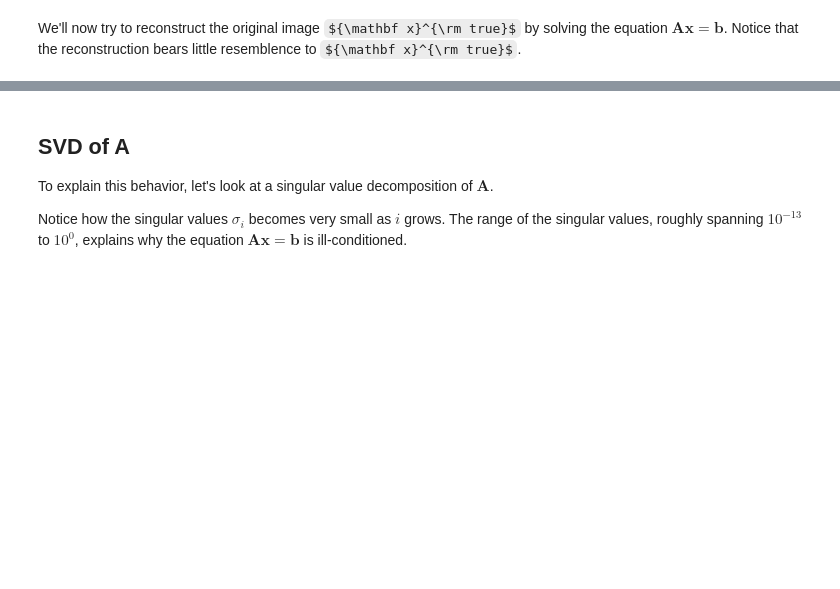
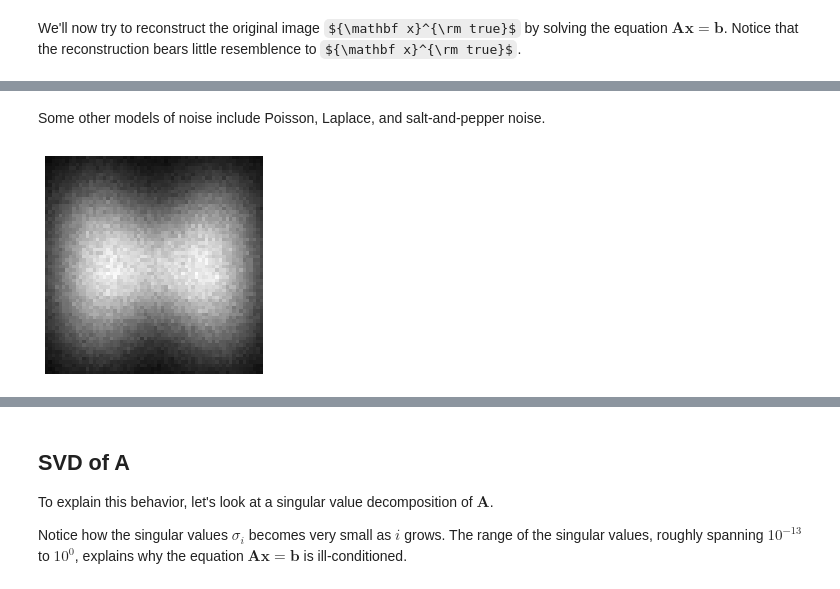
Before and after one commit to davidaustinm/deblurring, a Jupyter notebook: deblurring_Image64x64_MP_January_3.ipynb, the cells around one changed output, grey strips where cells are left out. Cells and saved outputs as stored; diff of their text form; code cells hidden in the pictures; some formulas as TeX source; blank space fills up the shorter version.

```diff
--- a/deblurring_Image64x64_MP_January_3.ipynb
+++ b/deblurring_Image64x64_MP_January_3.ipynb
@@ -268,0 +271,36 @@ save_vec(reconstruct, shape, 'x_naive.png')
+# %% [markdown]
+Some other models of noise include Poisson, Laplace, and salt-and-pepper noise.
+# %%
+def add_noise(err_lev = 0.01, opt='Gaussian'):
+    np.random.seed(1)
+    b_true = np.copy(b_true)
+    if opt == 'Gaussian':
+        mu_obs = np.zeros(pixels)
+        sig_obs = err_lev * np.linalg.norm(b_true)/np.sqrt(pixels)
+        e_true = np.random.normal(loc=mu_obs, scale=sig_obs*np.ones(pixels))
+        b_noise = b_true + e_true
+
+    if opt == 'Poisson':
+        gamma = 1
+        scale = 1000
+        b_noise = np.random.poisson(lam=scale*b_true+gamma) / scale
+
+    if opt == 'Laplace':
+        mu_obs = np.zeros(pixels)
+        sig_obs = err_lev * np.linalg.norm(b_true)/np.sqrt(pixels)
+        e_true = np.random.laplace(loc=mu_obs, scale=sig_obs*np.ones(pixels))
+        b_noise = b_true + e_true
+
+    if opt == 'saltpepper':
+        np.random.seed(20)
+        k = int(np.round(b_true.size*err_lev/2))
+        e = np.random.permutation(b_true.size)
+        b_noise = np.copy(b_true)
+        b_noise[e[1:2*k]] = np.max(b_noise)/32 * np.random.randint(1, 32, 2*k-1)
+
+    return b_noise
+# %%
+poisson = add_noise(opt='Poisson')
+save_vec(poisson, shape, 'poisson_noise.png')
+# %% [output]
+[figure, added]
```
Also changed, not shown: parts of 20 cells of this notebook, 1 other file.
